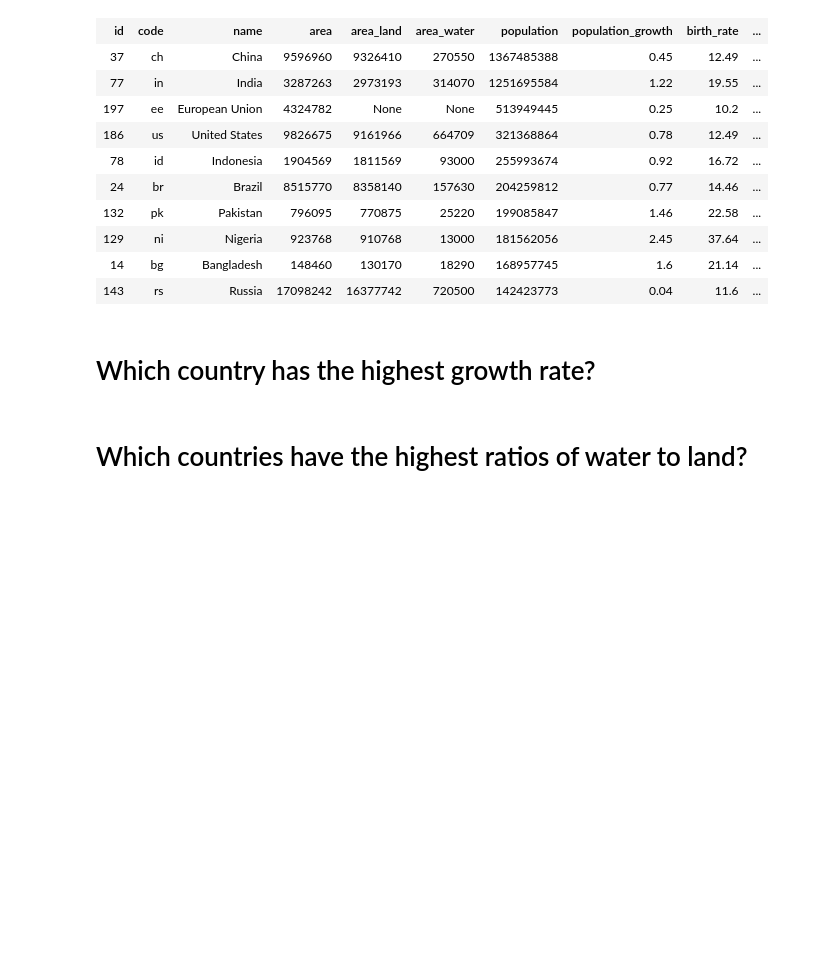
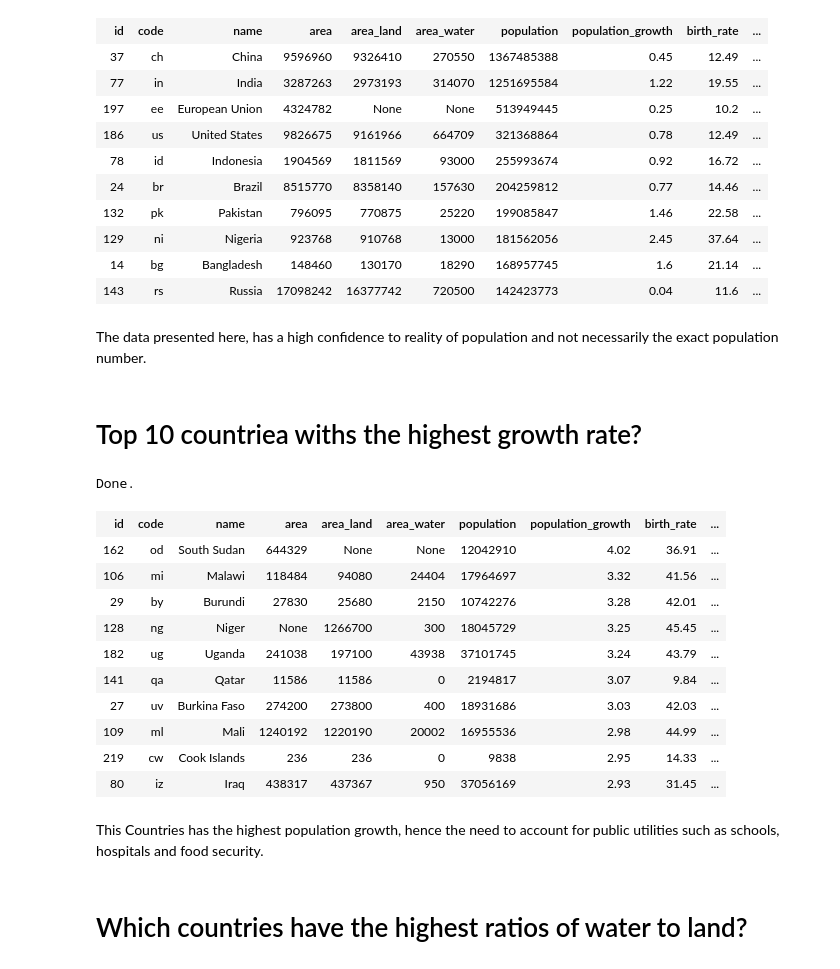
Before and after one commit to ttwange/Portfolio_Projects, a Jupyter notebook: Basics.ipynb, the cells around one changed output. Drawn from its saved outputs; the diff is of its cells as text; code cells hidden in the pictures; blank space fills up the shorter version.

```diff
--- a/Basics.ipynb
+++ b/Basics.ipynb
@@ -189,5 +187,29 @@ The data presented here, has a high confidence to reality of population and not
+# %% [markdown]
+The data presented here, has a high confidence to reality of population and not necessarily the exact population number.
 # %% [markdown]
-# Which country has the highest growth rate?
+#  Top 10 countriea withs the highest growth rate?
+# %%
+%%sql
+SELECT *
+  FROM facts
+where name != 'World'
+Order by population_growth DESC
+Limit 10
+# %% [output]
+Done.
+| id | code | name | area | area_land | area_water | population | population_growth | birth_rate | ... |
+| 162 | od | South Sudan | 644329 | None | None | 12042910 | 4.02 | 36.91 | ... |
+| 106 | mi | Malawi | 118484 | 94080 | 24404 | 17964697 | 3.32 | 41.56 | ... |
+| 29 | by | Burundi | 27830 | 25680 | 2150 | 10742276 | 3.28 | 42.01 | ... |
+| 128 | ng | Niger | None | 1266700 | 300 | 18045729 | 3.25 | 45.45 | ... |
+| 182 | ug | Uganda | 241038 | 197100 | 43938 | 37101745 | 3.24 | 43.79 | ... |
+| 141 | qa | Qatar | 11586 | 11586 | 0 | 2194817 | 3.07 | 9.84 | ... |
+| 27 | uv | Burkina Faso | 274200 | 273800 | 400 | 18931686 | 3.03 | 42.03 | ... |
+| 109 | ml | Mali | 1240192 | 1220190 | 20002 | 16955536 | 2.98 | 44.99 | ... |
+| 219 | cw | Cook Islands | 236 | 236 | 0 | 9838 | 2.95 | 14.33 | ... |
+| 80 | iz | Iraq | 438317 | 437367 | 950 | 37056169 | 2.93 | 31.45 | ... |
+# %% [markdown]
+This Countries has the highest population growth, hence the need to account for public utilities such as schools, hospitals and food security.
 # %% [markdown]
 # Which countries have the highest ratios of water to land?
 # %% [markdown]
```
Also changed, not shown: parts of 1 cell of this notebook.
